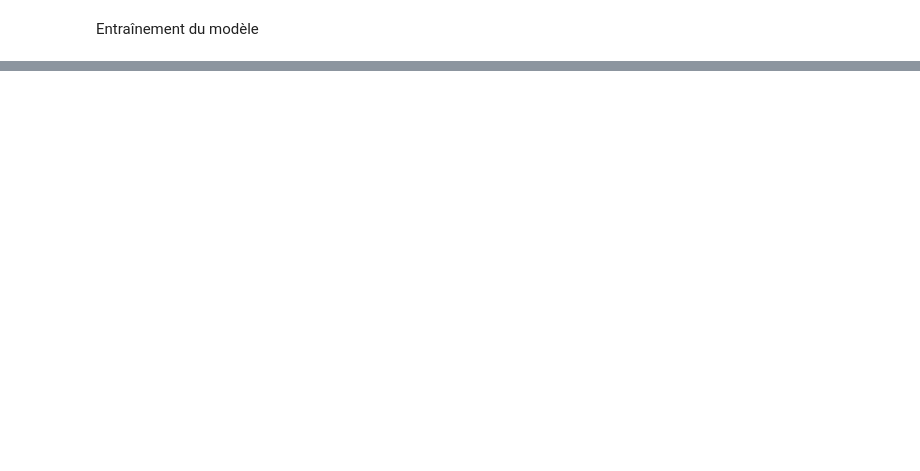
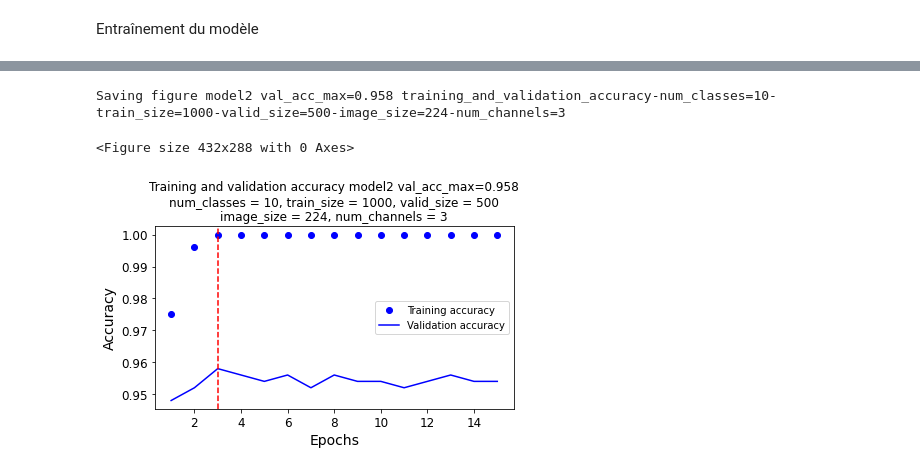
Before and after one commit to fedecabre/P6_Classez_des_images, a Jupyter notebook: notebooks/P6_01_notebook.ipynb, the cells around one changed output, grey strips where cells are left out. Saved outputs shown, nothing was run; the diff lists cells and outputs as text; code cells hidden in the pictures; blank space fills up the shorter version.

```diff
--- a/notebooks/P6_01_notebook.ipynb
+++ b/notebooks/P6_01_notebook.ipynb
@@ -257,22 +385,33 @@ def plot_loss(model_info,loss_min):
 # %%
 plt.clf()   # clear figure
 
-def plot_accuracy(model_info,acc_max):
+def plot_accuracy(model_info,graph_name,acc_max,tight_layout=True, fig_extension="png", resolution=300):
     acc_train = model_info.history['accuracy']
     acc_val = model_info.history['val_accuracy']
 
     epochs = range(1, len(acc_train) + 1)
-
+    plt.clf()
     fig = plt.figure()
     fig.patch.set_facecolor('w')
-    plt.plot(epochs, acc_train, 'bo', label='Training acc')
-    plt.plot(epochs, acc_val, 'b', label='Validation acc')
-    plt.title('Training and validation accuracy')
+    plt.plot(epochs, acc_train, 'bo', label='Training accuracy')
+    plt.plot(epochs, acc_val, 'b', label='Validation accuracy')
+    plt.title('Training and validation accuracy '+ graph_name+'\n'
+              "num_classes = " + str(num_classes) +
+              ", train_size = " + str(train_size) +
+              ", valid_size = " + str(valid_size) + '\n'
+              "image_size = " + str(image_size) +
+              ", num_channels = " + str(num_channels))
     plt.xlabel('Epochs')
     plt.ylabel('Accuracy')
     plt.legend()
     plt.axvline(x=acc_max,color='red',linestyle='--')
-
+    fig_id=(graph_name + ' training_and_validation_accuracy'+
+              "-num_classes=" + str(num_classes) +
+              "-train_size=" + str(train_size) +
+              "-valid_size=" + str(valid_size) +
+              "-image_size=" + str(image_size) +
+              "-num_channels=" + str(num_channels))
+    save_fig(fig_id, tight_layout, fig_extension, resolution)
     plt.show()
 # %% [output]
 <Figure size 432x288 with 0 Axes>
@@ -342,0 +509,7 @@ plot_accuracy(model_info,acc_max=7)
+# %%
+_, _, acc_max, acc_max_epoch = min_loss_max_acc(model2_info)
+plot_accuracy(model2_info,'model2 val_acc_max='+str(acc_max),acc_max=acc_max_epoch)
+# %% [output]
+Saving figure model2 val_acc_max=0.958 training_and_validation_accuracy-num_classes=10-train_size=1000-valid_size=500-image_size=224-num_channels=3
+<Figure size 432x288 with 0 Axes>
+[figure, added]
```
Also changed, not shown: parts of 40 cells of this notebook.
